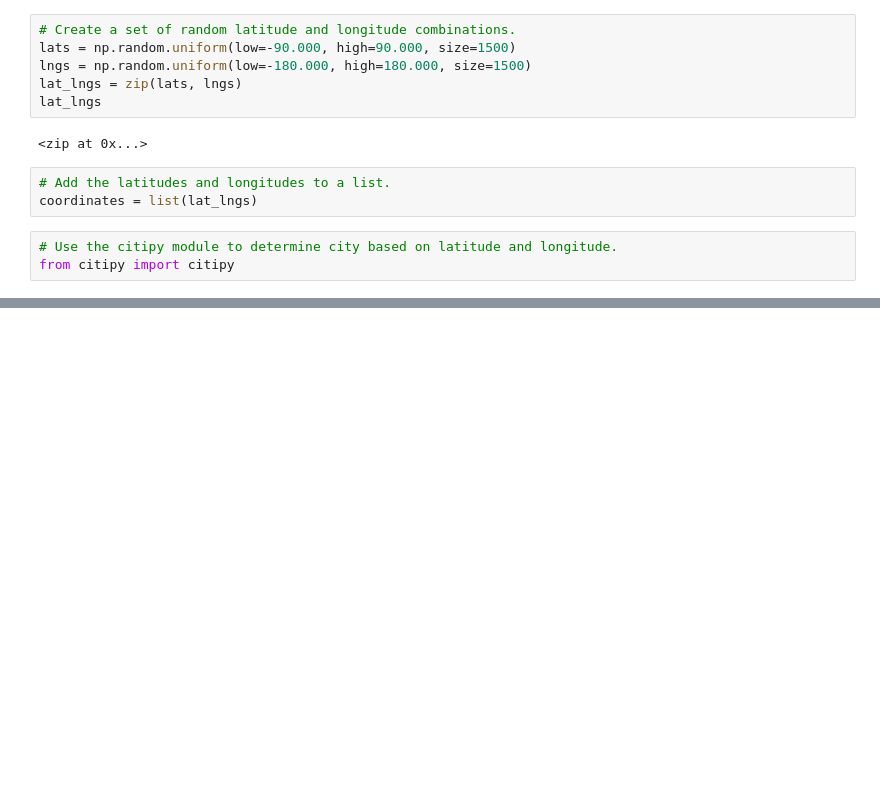
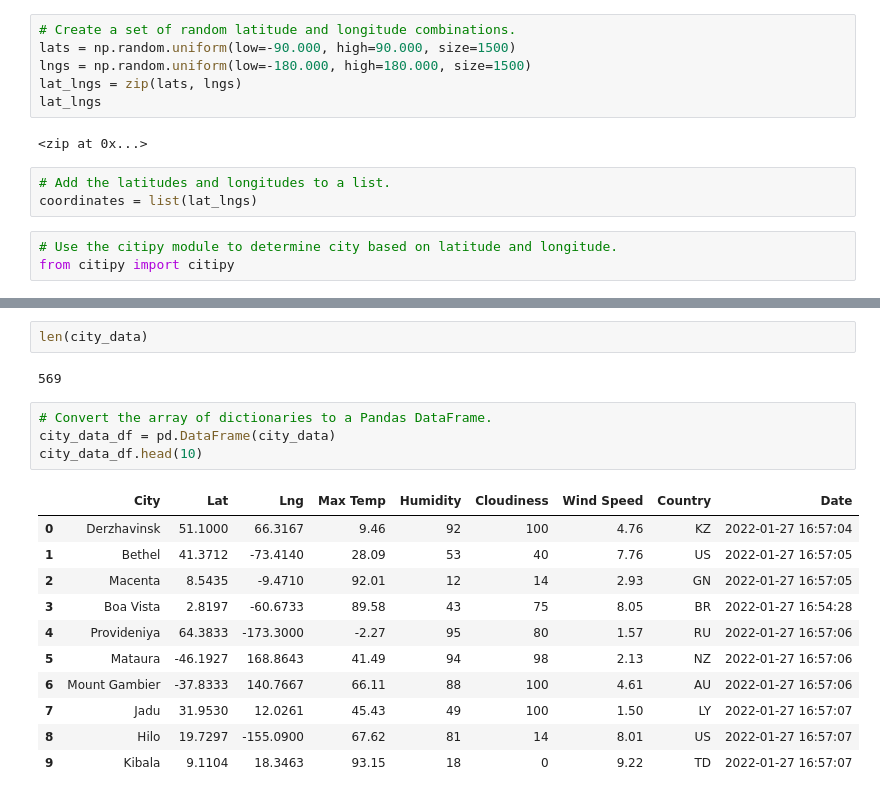
Before and after one commit to MischievousBadger/World_Weather_Analysis, a Jupyter notebook: WeatherPy.ipynb, the cells around one changed output, grey strips where cells are left out. Cells and saved outputs as stored; diff of their text form; blank space fills up the shorter version.

```diff
--- a/WeatherPy.ipynb
+++ b/WeatherPy.ipynb
@@ -33,0 +127,20 @@ len(cities)
+# %%
+len(city_data)
+# %% [output]
+569
+# %%
+# Convert the array of dictionaries to a Pandas DataFrame.
+city_data_df = pd.DataFrame(city_data)
+city_data_df.head(10)
+# %% [output]
+|  | City | Lat | Lng | Max Temp | Humidity | Cloudiness | Wind Speed | Country | Date |
+| 0 | Derzhavinsk | 51.1000 | 66.3167 | 9.46 | 92 | 100 | 4.76 | KZ | 2022-01-27 16:57:04 |
+| 1 | Bethel | 41.3712 | -73.4140 | 28.09 | 53 | 40 | 7.76 | US | 2022-01-27 16:57:05 |
+| 2 | Macenta | 8.5435 | -9.4710 | 92.01 | 12 | 14 | 2.93 | GN | 2022-01-27 16:57:05 |
+| 3 | Boa Vista | 2.8197 | -60.6733 | 89.58 | 43 | 75 | 8.05 | BR | 2022-01-27 16:54:28 |
+| 4 | Provideniya | 64.3833 | -173.3000 | -2.27 | 95 | 80 | 1.57 | RU | 2022-01-27 16:57:06 |
+| 5 | Mataura | -46.1927 | 168.8643 | 41.49 | 94 | 98 | 2.13 | NZ | 2022-01-27 16:57:06 |
+| 6 | Mount Gambier | -37.8333 | 140.7667 | 66.11 | 88 | 100 | 4.61 | AU | 2022-01-27 16:57:06 |
+| 7 | Jadu | 31.9530 | 12.0261 | 45.43 | 49 | 100 | 1.50 | LY | 2022-01-27 16:57:07 |
+| 8 | Hilo | 19.7297 | -155.0900 | 67.62 | 81 | 14 | 8.01 | US | 2022-01-27 16:57:07 |
+| 9 | Kibala | 9.1104 | 18.3463 | 93.15 | 18 | 0 | 9.22 | TD | 2022-01-27 16:57:07 |
```
Also changed, not shown: parts of 7 cells of this notebook, 2 other files.
